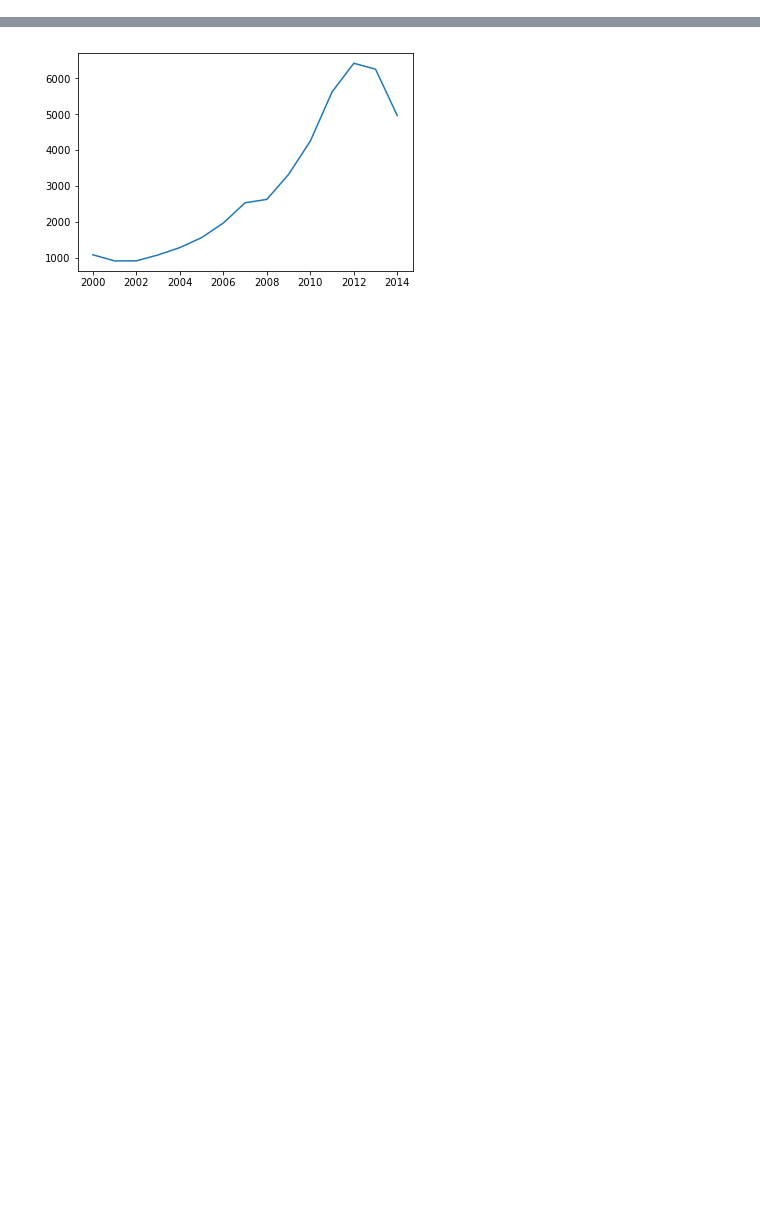
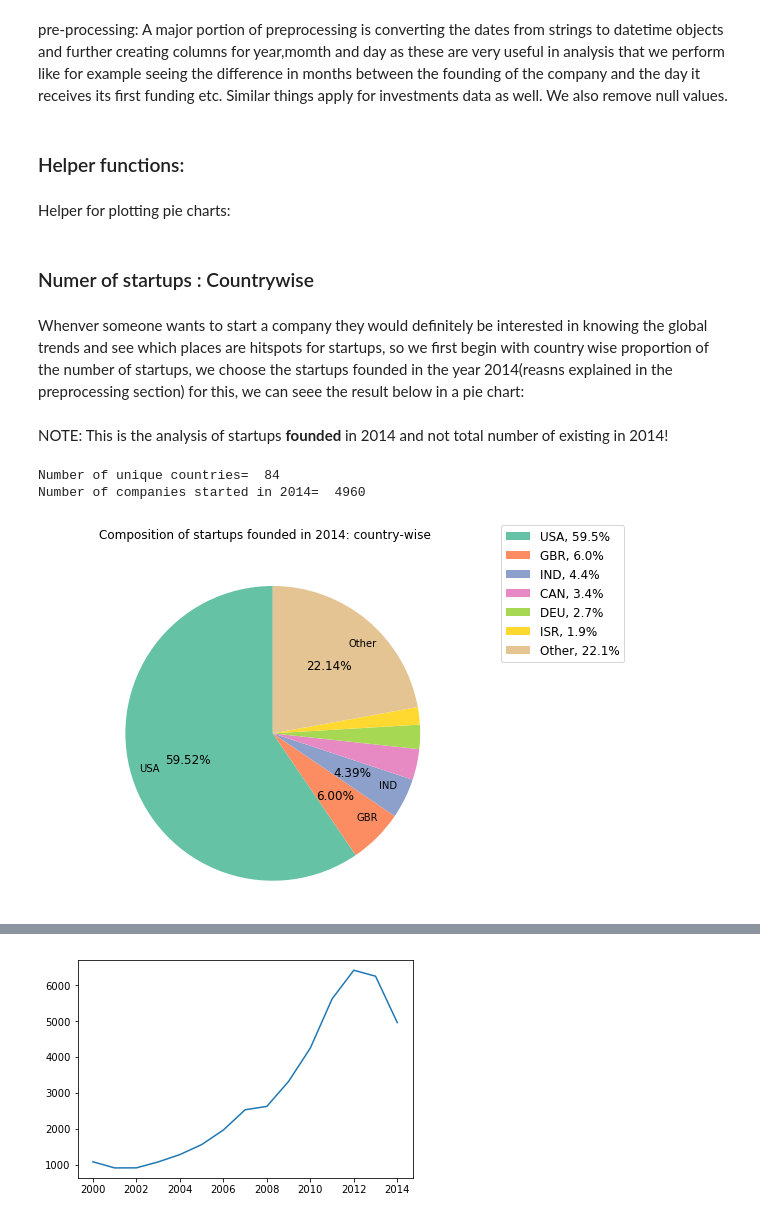
Before and after one commit to saichowdaryg/ECE143project, a Jupyter notebook: Final2.ipynb, the cells around one changed output, grey strips where cells are left out. Drawn from its saved outputs; the diff is of its cells as text; code cells hidden in the pictures; blank space fills up the shorter version.

```diff
--- a/Final2.ipynb
+++ b/Final2.ipynb
@@ -21,2 +86,6 @@ import plotly
 # %%
-companies=pd.read_csv('ece143/project/companies.csv')
+try:
+    companies=pd.read_csv('ece143/project/companies.csv')
+except FileNotFoundError :
+    print('The path specified doesnot exist')
+companies.head(2)
@@ -31,0 +106,21 @@ companies.head(5)
+# %% [markdown]
+ pre-processing: A major portion of preprocessing is converting the dates from strings to datetime objects and further creating columns for year,momth and day as these are very useful in analysis that we perform like for example seeing the difference in months between the founding of the company and the day it receives its first funding etc. Similar things apply for investments data as well. We also remove null values.
+# %%
+#remvoing null values
+companies=companies[(pd.notnull(companies['first_funding_at']))&(pd.notnull(companies['founded_at']))]
+#adding a column with respective date-time objects
+companies['founded_at']=companies['founded_at'].apply(lambda x:datetime.strptime(x, '%Y-%m-%d'))
+companies['first_funding_at']=companies['first_funding_at'].apply(lambda x:datetime.strptime(x, '%Y-%m-%d'))
+#adding columns for day,month,year,date etc
+companies['founded_at_date']=companies['founded_at'].apply(lambda x:x.date())
+companies['first_funding_at_date']=companies['first_funding_at'].apply(lambda x:x.date())
+companies['founding_year']=companies['founded_at'].apply(lambda x:x.year)
+companies['founding_month']=companies['founded_at'].apply(lambda x:x.month)
+companies['founding_day']=companies['founded_at'].apply(lambda x:x.day)
+#adding column for difference between starting date and first funding date
+companies['difference']=companies['first_funding_at_date']-companies['founded_at_date']
+companies['difference']=companies['difference'].apply(lambda x:x.days/30)
+# %% [markdown]
+### Helper functions:
+# %% [markdown]
+Helper for plotting pie charts:
@@ -31,0 +189,17 @@ companies.head(5)
+# %% [markdown]
+### Numer of startups : Countrywise
+# %% [markdown]
+Whenver someone wants to start a company they would definitely be interested in knowing the global trends and see which places are hitspots for startups, so we first begin with country wise proportion of the number of startups, we choose the startups founded in the year 2014(reasns explained in the preprocessing section) for this, we can seee the result below in a pie chart:
+# %% [markdown]
+NOTE: This is the analysis of startups __founded__ in 2014 and not total number of existing in 2014!
+# %%
+print('Number of unique countries= ',len(companies[companies['founding_year']==2014]['country_code'].unique()))
+print('Number of companies started in 2014= ',companies[companies['founding_year']==2014].shape[0])
+# %% [output]
+Number of unique countries=  84
+Number of companies started in 2014=  4960
+# %%
+pair = get_pie_data('country_code',companies[companies['founding_year']==2014])
+plot_pie_chart(list(zip(*pair))[0],list(zip(*pair))[1],'Composition of startups founded in 2014: country-wise')
+# %% [output]
+[figure, added]
```
Also changed, not shown: parts of 32 cells of this notebook.
